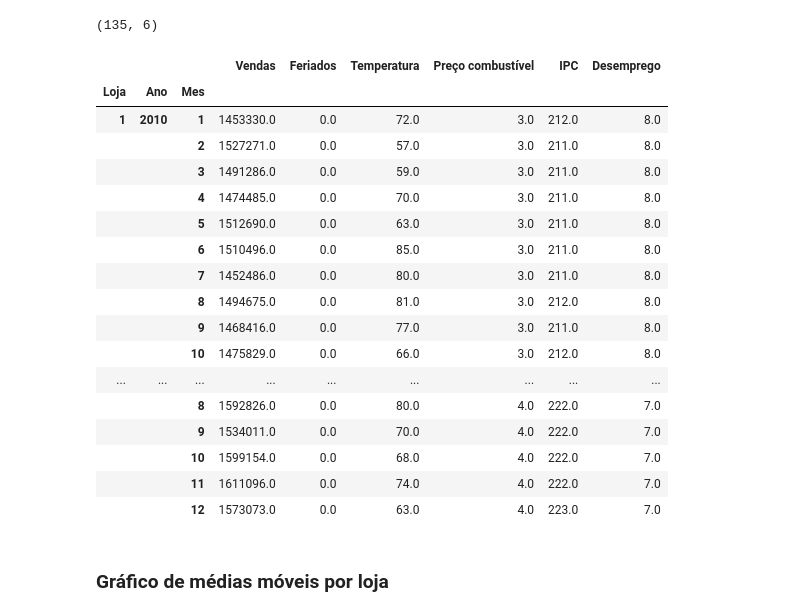
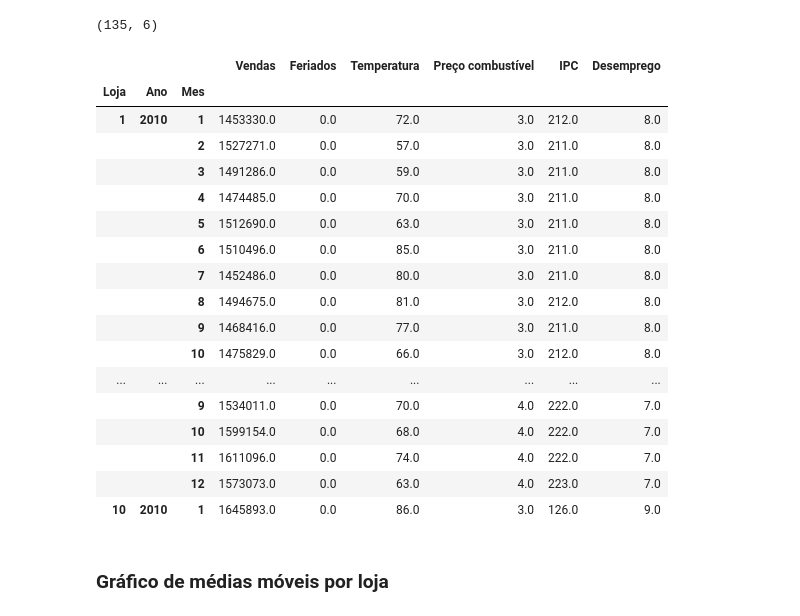
Before and after one commit to Laceles/ProjetoDNA_G9, a Jupyter notebook: ProjetoDNC2_G9_GRAFICOS.ipynb, the cells around one changed output. Drawn from its saved outputs; the diff is of its cells as text; code cells hidden in the pictures.

```diff
--- a/ProjetoDNC2_G9_GRAFICOS.ipynb
+++ b/ProjetoDNC2_G9_GRAFICOS.ipynb
@@ -87,26 +87,26 @@ lojawallmart.shape
 (135, 6)
 # %%
 wallmart['Mes'] = pd.DatetimeIndex(wallmart['Date']).month
-round(wallmart.groupby(['Loja','Ano','Mes']).mean())[0:36]
+round(wallmart.groupby(['Loja','Ano','Mes']).mean())[0:37]
 # %% [output]
 |  |  |  | Vendas | Feriados | Temperatura | Preço combustível | IPC | Desemprego |
 | Loja | Ano | Mes |  |  |  |  |  |  |
 | 1 | 2010 | 1 | 1453330.0 | 0.0 | 72.0 | 3.0 | 212.0 | 8.0 |
 |  |  | 2 | 1527271.0 | 0.0 | 57.0 | 3.0 | 211.0 | 8.0 |
 |  |  | 3 | 1491286.0 | 0.0 | 59.0 | 3.0 | 211.0 | 8.0 |
 |  |  | 4 | 1474485.0 | 0.0 | 70.0 | 3.0 | 211.0 | 8.0 |
 |  |  | 5 | 1512690.0 | 0.0 | 63.0 | 3.0 | 211.0 | 8.0 |
 |  |  | 6 | 1510496.0 | 0.0 | 85.0 | 3.0 | 211.0 | 8.0 |
 |  |  | 7 | 1452486.0 | 0.0 | 80.0 | 3.0 | 211.0 | 8.0 |
 |  |  | 8 | 1494675.0 | 0.0 | 81.0 | 3.0 | 212.0 | 8.0 |
 |  |  | 9 | 1468416.0 | 0.0 | 77.0 | 3.0 | 211.0 | 8.0 |
 |  |  | 10 | 1475829.0 | 0.0 | 66.0 | 3.0 | 212.0 | 8.0 |
 | ... | ... | ... | ... | ... | ... | ... | ... | ... |
-|  |  | 8 | 1592826.0 | 0.0 | 80.0 | 4.0 | 222.0 | 7.0 |
 |  |  | 9 | 1534011.0 | 0.0 | 70.0 | 4.0 | 222.0 | 7.0 |
 |  |  | 10 | 1599154.0 | 0.0 | 68.0 | 4.0 | 222.0 | 7.0 |
 |  |  | 11 | 1611096.0 | 0.0 | 74.0 | 4.0 | 222.0 | 7.0 |
 |  |  | 12 | 1573073.0 | 0.0 | 63.0 | 4.0 | 223.0 | 7.0 |
+| 10 | 2010 | 1 | 1645893.0 | 0.0 | 86.0 | 3.0 | 126.0 | 9.0 |
 # %% [markdown]
 ### Gráfico de médias móveis por loja
 # %%
```
Also changed, not shown: parts of 14 cells of this notebook.
